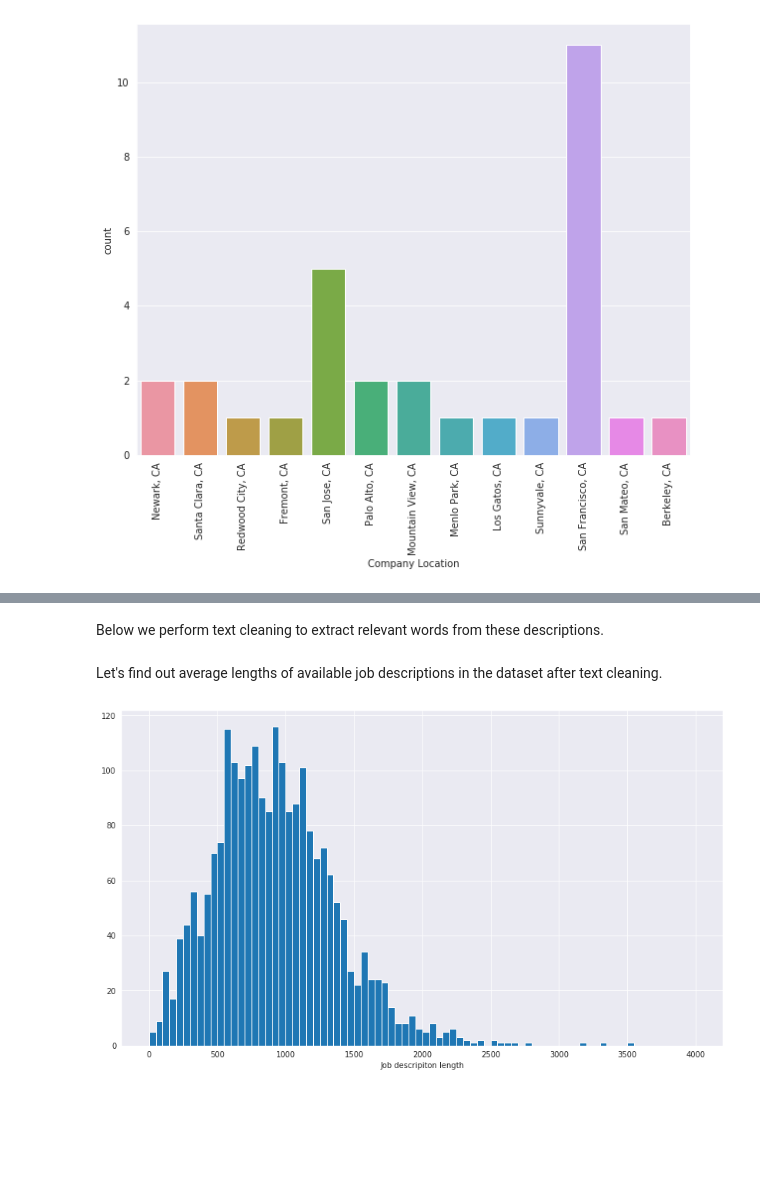
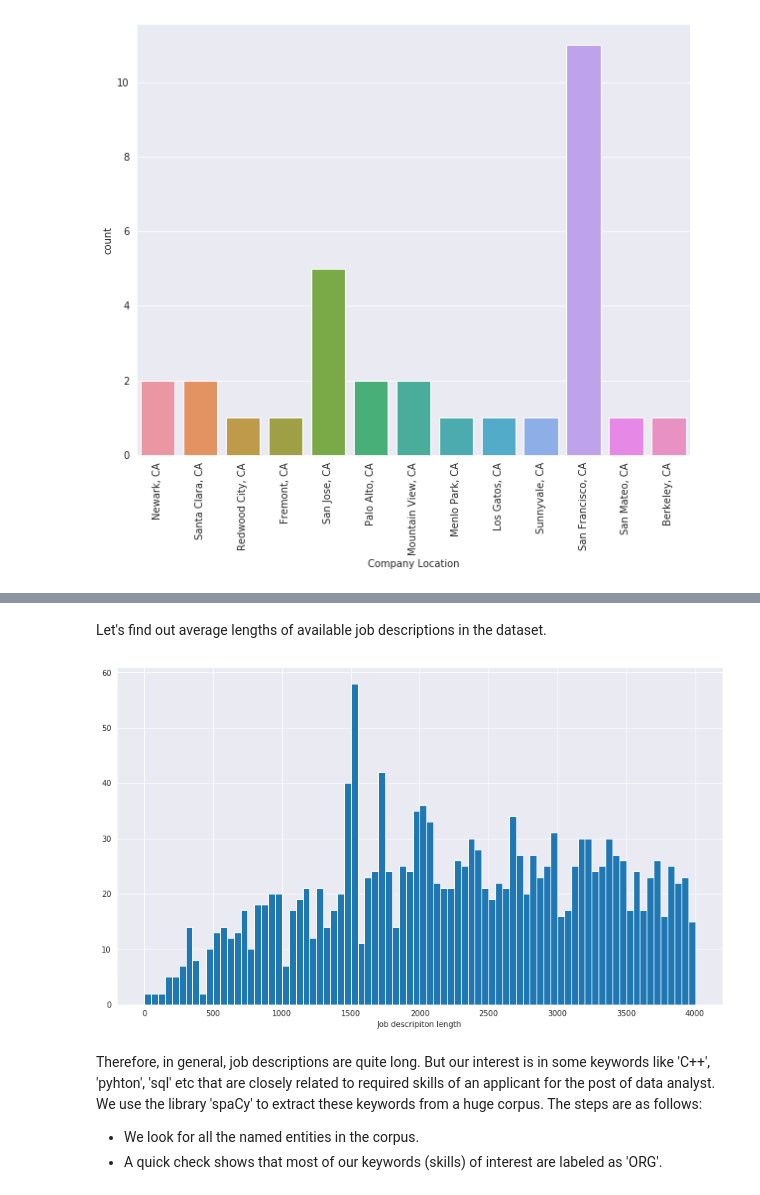
Before and after one commit to nabanitarimpi/Job-post-analysis, a Jupyter notebook: job_posting.ipynb, the cells around one changed output, grey strips where cells are left out. Saved outputs shown, nothing was run; the diff lists cells and outputs as text; code cells hidden in the pictures; blank space fills up the shorter version.

Commit message:
skill keyword extraction

```diff
--- a/job_posting.ipynb
+++ b/job_posting.ipynb
@@ -398,8 +390,0 @@ Let's start with the first one. We can use the feature 'Founded' to compute the
-# %%
-current_year = datetime.datetime.now().year
-
-# compute the age
-df['Company_age'] = current_year - df['Founded']
-
-# drop the original feature
-df.drop('Founded', axis=1, inplace=True)
@@ -444,2 +392,0 @@ Name: Job Description, Length: 2253, dtype: object
-# %% [markdown]
-Below we perform text cleaning to extract relevant words from these descriptions.
@@ -474,11 +393,9 @@ def text_to_word(text):
-# %%
-df['cleaned_description'] = df['Job Description'].apply(lambda x:text_to_word(x))
 # %% [markdown]
-Let's find out average lengths of available job descriptions in the dataset after text cleaning.
+Let's find out average lengths of available job descriptions in the dataset.
 # %%
-desc_len = [len(desc) for desc in df['cleaned_description']]
+desc_len = [len(desc) for desc in df['Job Description']]
 plt.figure(figsize=(14,8))
 plt.xlabel('Job descripiton length')
 plt.hist(desc_len, bins=80, range=(0,4000));
 # %% [output]
-[figure, old version]
+[figure, new version]
@@ -486,0 +402,5 @@ nlp = spacy.load('en_core_web_sm')
+# %% [markdown]
+Therefore, in general, job descriptions are quite long. But our interest is in some keywords like 'C++', 'pyhton', 'sql' etc that are closely related to required skills of an applicant for the post of data analyst. We use the library 'spaCy' to extract these keywords from a huge corpus. The steps are as follows:
+
+- We look for all the named entities in the corpus.
+- A quick check shows that most of our keywords (skills) of interest are labeled as 'ORG'.
```
Also changed, not shown: parts of 19 cells of this notebook, 1 other file.
